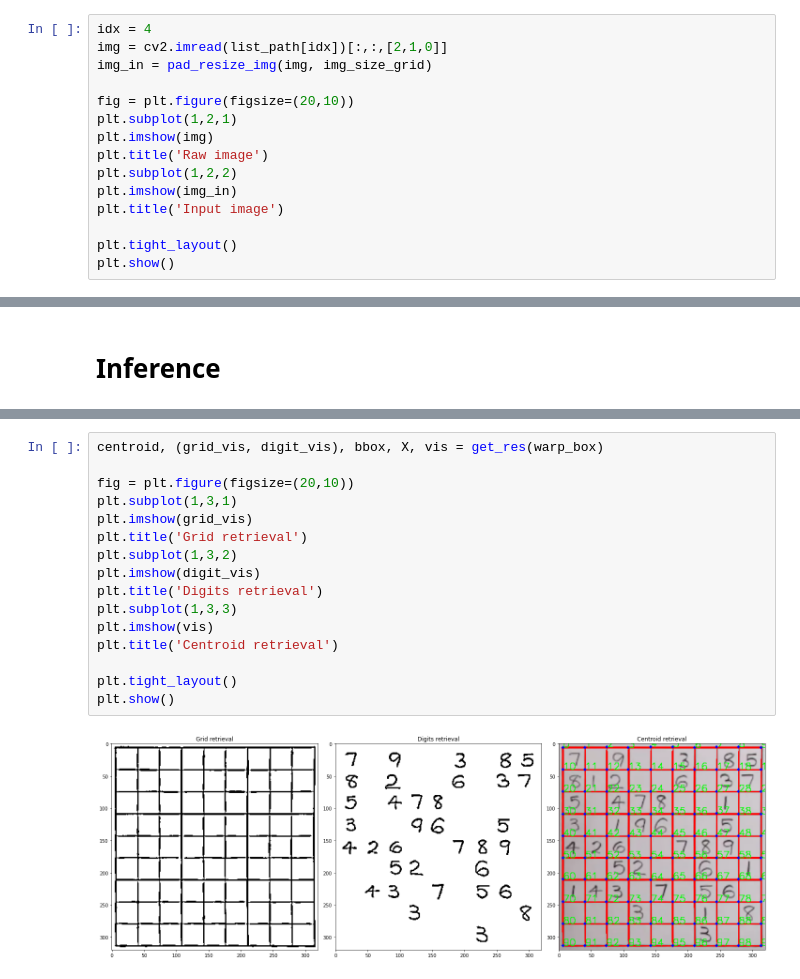
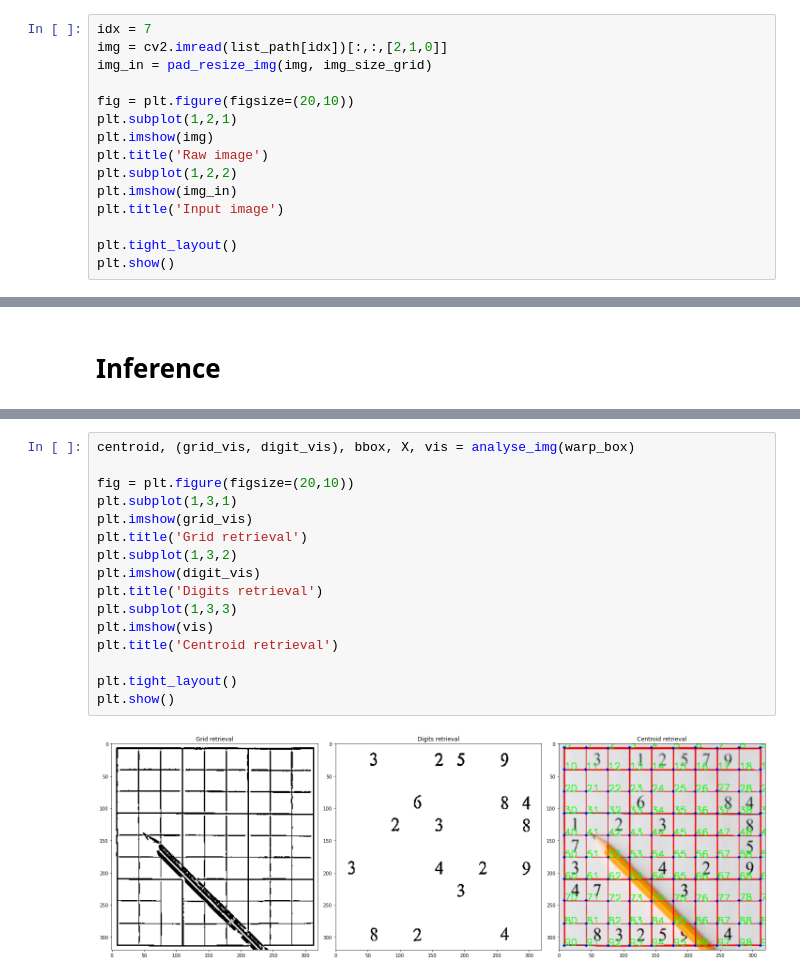
Before and after one commit to AntoninJoly/sudoku, a Jupyter notebook: notebook/sudoku_solver.ipynb, the cells around one changed output, grey strips where cells are left out. Drawn from its saved outputs; the diff is of its cells as text.

```diff
--- a/notebook/sudoku_solver.ipynb
+++ b/notebook/sudoku_solver.ipynb
@@ -157,7 +74,7 @@ for root, dirs, files in os.walk(data_dir):
         if os.path.splitext(file)[1].lower() in accepted:
             list_path.append(os.path.join(root, file))
 # %%
-idx = 4
+idx = 7
 img = cv2.imread(list_path[idx])[:,:,[2,1,0]]
 img_in = pad_resize_img(img, img_size_grid)
 
@@ -217,21 +134,21 @@ plt.show()
 # %%
-centroid, (grid_vis, digit_vis), bbox, X, vis = get_res(warp_box)
+centroid, (grid_vis, digit_vis), bbox, X, vis = analyse_img(warp_box)
 
 fig = plt.figure(figsize=(20,10))
 plt.subplot(1,3,1)
 plt.imshow(grid_vis)
 plt.title('Grid retrieval')
 plt.subplot(1,3,2)
 plt.imshow(digit_vis)
 plt.title('Digits retrieval')
 plt.subplot(1,3,3)
 plt.imshow(vis)
 plt.title('Centroid retrieval')
 
 plt.tight_layout()
 plt.show()
 # %% [output]
-[figure, old version]
+[figure, new version]
 # %%
 plt.figure(figsize=(20,20))
 grid_solve = []
```
Also changed, not shown: parts of 7 cells of this notebook, 2 other files.
